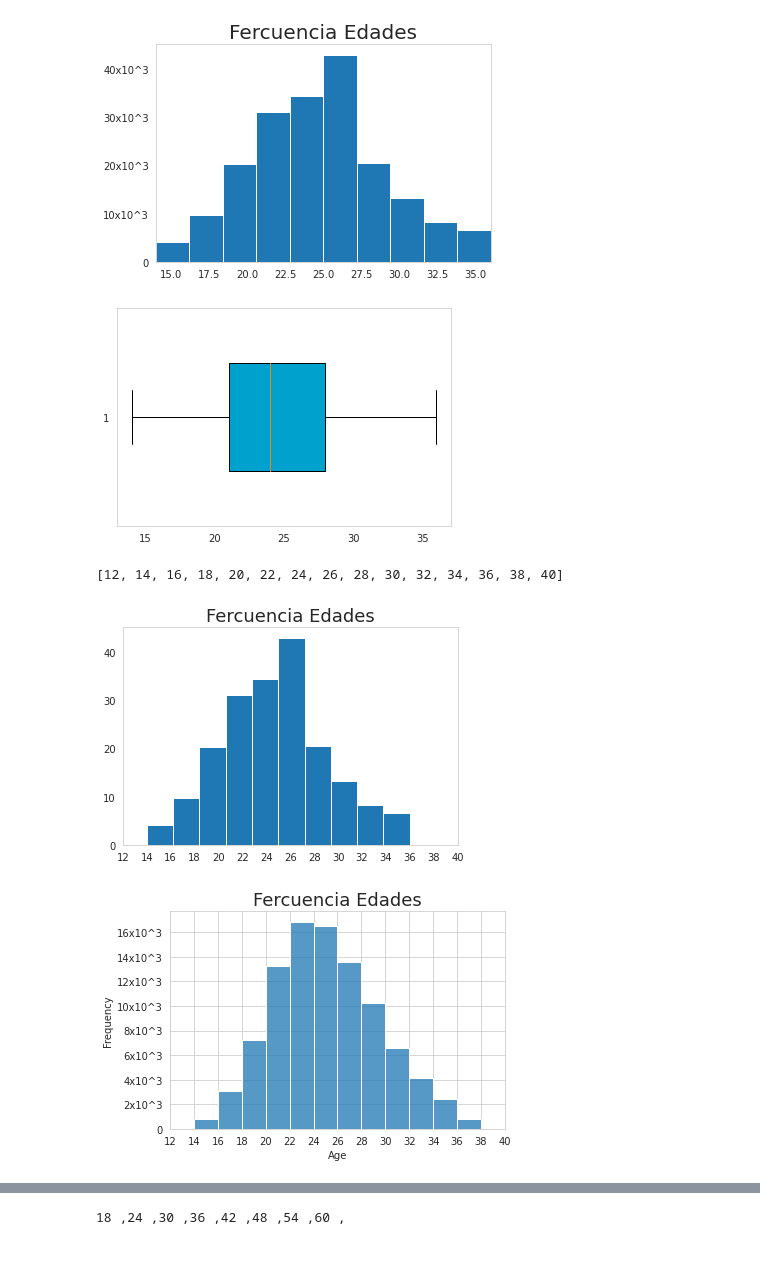
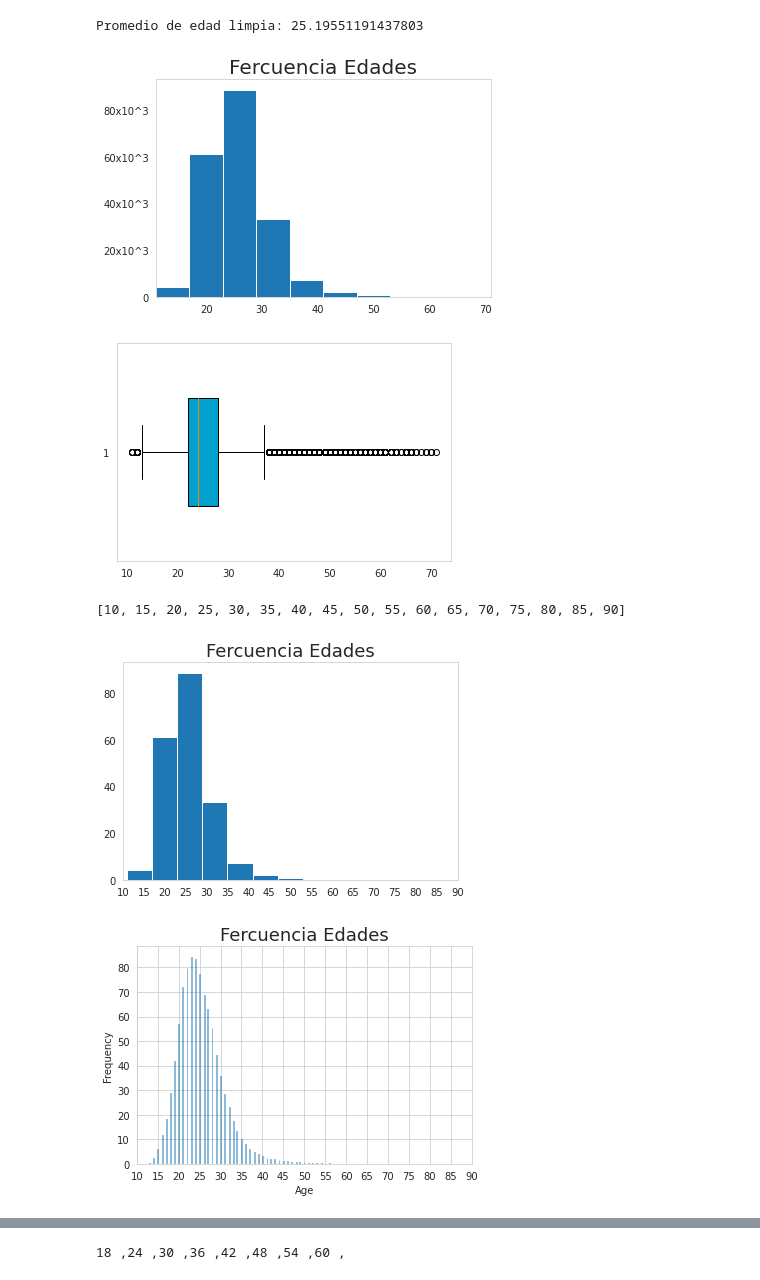
Before and after one commit to stbs22/scripts, a Jupyter notebook: Python/plot.ipynb, the cells around one changed output, grey strips where cells are left out. Cells and saved outputs as stored; diff of their text form; code cells hidden in the pictures.

Commit message:
Data/FCD/Data_limpio.csv Java/Main.java Java/ctm.java Java/first.java Java/persona.java Python/output.png Python/plot.ipynb R/commands.r

```diff
--- a/Python/plot.ipynb
+++ b/Python/plot.ipynb
@@ -7,8 +7,8 @@ import numpy as np
 import seaborn as sns
 
 #data = pd.read_csv("C:/Users/ESTEBAN/Documents/Scripts_U/git/scripts/Data/FCD/limpia.csv", sep = ",")
-data = pd.read_csv("/home/_init_/Documentos/Scripts/GIT/scripts/Data/FCD/limpia.csv",sep=",")
-sucio = pd.read_csv("/home/_init_/Documentos/Scripts/GIT/scripts/Data/FCD/datap1.csv",sep=",")
+# data = pd.read_csv("/home/_init_/Documentos/Scripts/GIT/scripts/Data/FCD/limpia.csv",sep=",")
+data = pd.read_csv("/home/_init_/Documentos/Scripts/GIT/scripts/Data/FCD/Data_limpio.csv",sep=",")
 # %%
 ##Limpieza
 
@@ -23,7 +23,8 @@ def remove_outlier(df_in, col_name):
     return df
 
 data['Medal'] = data['Medal'].replace(np.nan,'No Medal')
+data['IMC'] = (data['Weight']/((data['Height']/100)*(data['Height']/100)))
 data = data.dropna()
-data['IMC'] = (data['Weight']/((data['Height']/100)*(data['Height']/100)))
 data = data.drop(data[data['IMC']<18.5].index)
-data = remove_outlier(data,'Age')
+data
+# data.to_csv("Data_limpio.csv")
@@ -30,5 +44,0 @@ data = remove_outlier(data,'Age')
-# %%
-print("[",end="")
-for i in range(12,41,2):
-    print(i,",",end="")
-print("]")
@@ -43,0 +45,3 @@ Promedio de edad: 24.623435163203197
+# %%
+bins =[i for i in range(10,95,5)]
+bins
@@ -44,3 +50,8 @@ Promedio de edad: 24.623435163203197
+# %%
+edad = data["Age"]
+print("Promedio de edad limpia:", data["Age"].mean())
+# %% [output]
+Promedio de edad limpia: 25.19551191437803
 # %%
 def lblFormat(n, pos):
     if (n==0):
@@ -64,8 +75,8 @@ plt.boxplot(edad, vert = False,
 plt.grid(alpha=1)
 plt.show()
 # %% [output]
-[figure, old version]
+[figure, new version]
-[figure, old version]
+[figure, new version]
 # %%
 def lblFormat(n, pos):
     if (n==0):
@@ -83,30 +94,30 @@ plt.title("Fercuencia Edades", fontsize = 18)
 plt.grid(alpha=0.5)
 bins
 # %% [output]
-[12, 14, 16, 18, 20, 22, 24, 26, 28, 30, 32, 34, 36, 38, 40]
+[10, 15, 20, 25, 30, 35, 40, 45, 50, 55, 60, 65, 70, 75, 80, 85, 90]
-[figure, old version]
+[figure, new version]
 # %%
 import pandas as pd
 import matplotlib.pyplot as plt
 import seaborn as sns
 def lblFormat(n, pos):
     if (n==0):
         return str(int(n*10))
     elif (n!=0):
-        return str((int(n / 1e3)))+"x10^3"
+        return str((int(n / 1e3)))
 edad = data["Age"]
 plt.xlim(min(edad),max(edad))
 plt.gca().yaxis.set_major_formatter(lblFormat)
 sns.set_style("whitegrid")
-sns_plot = sns.histplot(data = data, x = "Age",bins = bins, stat="frequency")
+sns_plot = sns.histplot(data = data, x = "Age", stat="frequency", fill = False)
 plt.xticks(bins)
 plt.title("Fercuencia Edades", fontsize = 18)
 plt.show()
 
 fig = sns_plot.get_figure()
 fig.savefig("output.png")
 # %% [output]
-[figure, old version]
+[figure, new version]
 # %%
 lista = []
 for a in sucio["Age"]:
```
Also changed, not shown: parts of 10 cells of this notebook, 7 other files.
